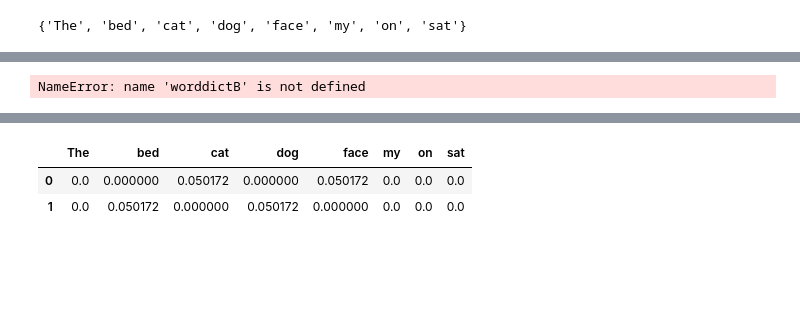
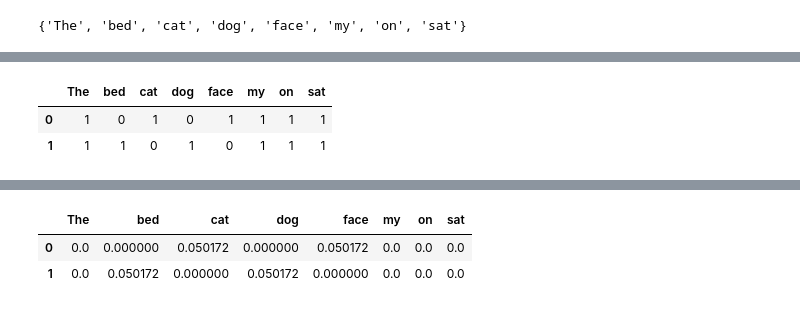
Before and after one commit to vysh-nav/my-first-project, a Jupyter notebook: Day 14.ipynb, the cells around one changed output, grey strips where cells are left out. Saved outputs shown, nothing was run; the diff lists cells and outputs as text; code cells hidden in the pictures; blank space fills up the shorter version.

```diff
--- a/Day 14.ipynb
+++ b/Day 14.ipynb
@@ -170,8 +170,10 @@ wordDictA
 # %%
 import pandas as pd
-pd.DataFrame([wordDictA,worddictB])
+pd.DataFrame([wordDictA,wordDictB])
 # %% [output]
-NameError: name 'worddictB' is not defined
+|  | The | bed | cat | dog | face | my | on | sat |
+| 0 | 1 | 0 | 1 | 0 | 1 | 1 | 1 | 1 |
+| 1 | 1 | 1 | 0 | 1 | 0 | 1 | 1 | 1 |
 # %%
 def computeTF(wordDict,bow):
     tfDict={}
```
Also changed, not shown: parts of 23 cells of this notebook.
